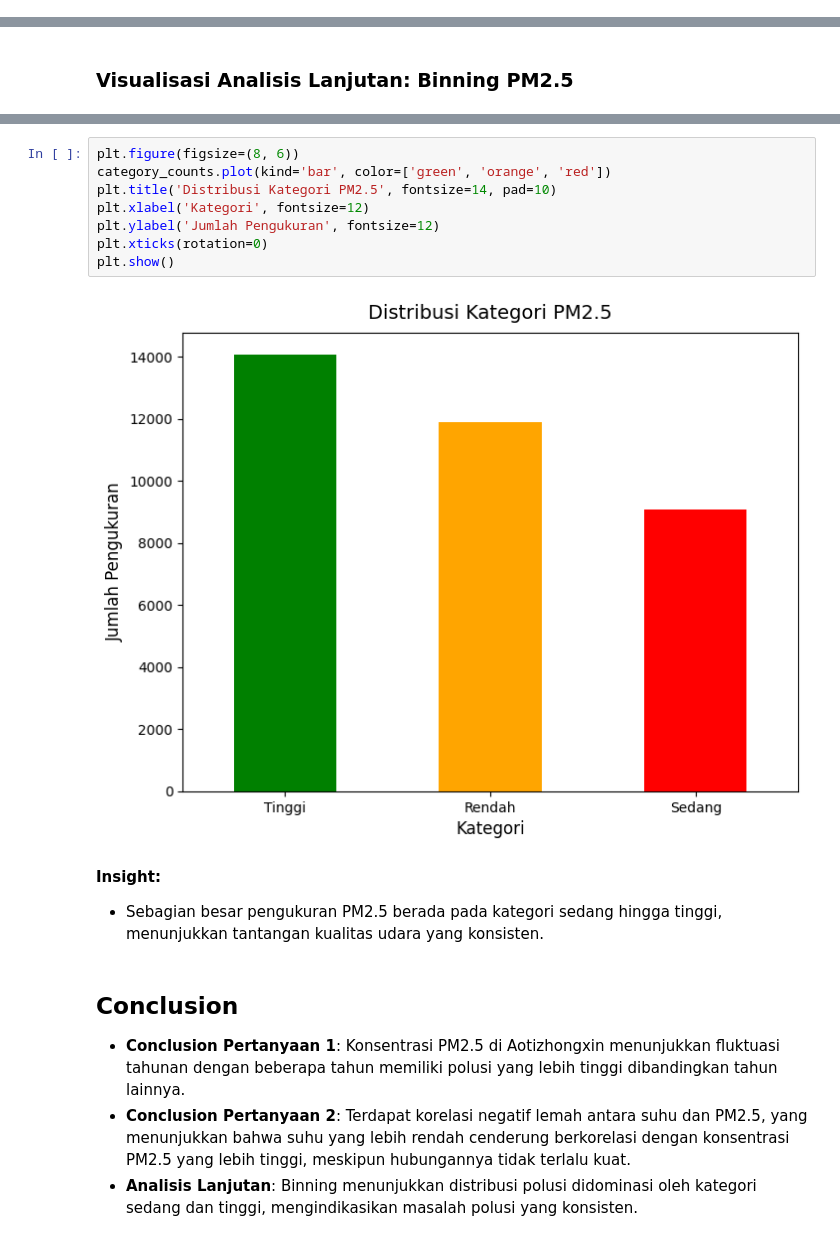
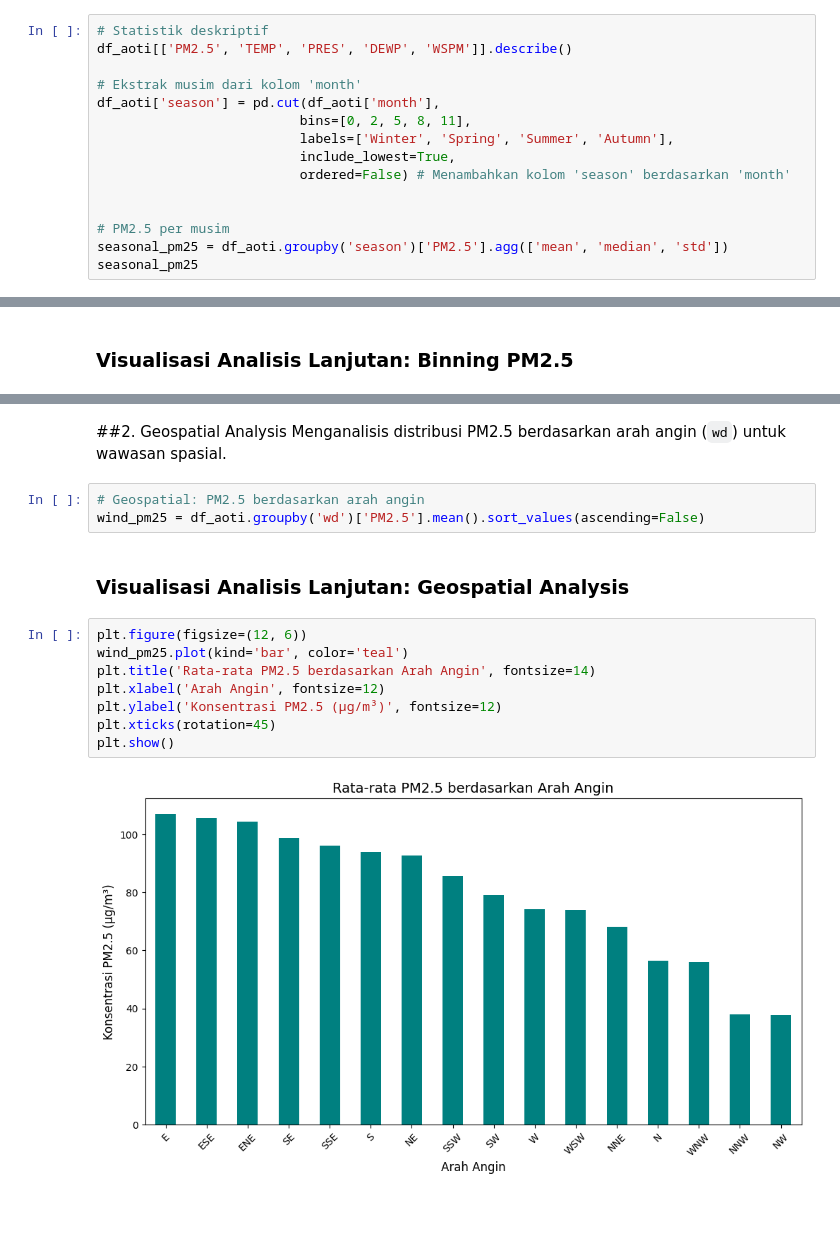
Before and after one commit to miezlearning/Coding-Camp-2025, a Jupyter notebook: Belajar Analisis Data dengan Python/Coding_Camp_Proyek_Analisis_Data.ipynb, the cells around one changed output, grey strips where cells are left out. Cells and saved outputs as stored; diff of their text form; blank space fills up the shorter version.

Commit message:
feat: 🧑‍🎓 update dashboard and README with new visualizations and analysis insights

```diff
--- a/Belajar Analisis Data dengan Python/Coding_Camp_Proyek_Analisis_Data.ipynb
+++ b/Belajar Analisis Data dengan Python/Coding_Camp_Proyek_Analisis_Data.ipynb
@@ -128,0 +115,15 @@ max      898.000000     40.500000
+# %%
+# Statistik deskriptif
+df_aoti[['PM2.5', 'TEMP', 'PRES', 'DEWP', 'WSPM']].describe()
+
+# Ekstrak musim dari kolom 'month'
+df_aoti['season'] = pd.cut(df_aoti['month'],
+                          bins=[0, 2, 5, 8, 11],
+                          labels=['Winter', 'Spring', 'Summer', 'Autumn'],
+                          include_lowest=True,
+                          ordered=False) # Menambahkan kolom 'season' berdasarkan 'month'
+
+
+# PM2.5 per musim
+seasonal_pm25 = df_aoti.groupby('season')['PM2.5'].agg(['mean', 'median', 'std'])
+seasonal_pm25
@@ -189,19 +247,18 @@ category_counts = df_aoti['PM25_Category'].value_counts()
+# %% [markdown]
+##2. Geospatial Analysis
+Menganalisis distribusi PM2.5 berdasarkan arah angin (`wd`) untuk wawasan spasial.
+# %%
+# Geospatial: PM2.5 berdasarkan arah angin
+wind_pm25 = df_aoti.groupby('wd')['PM2.5'].mean().sort_values(ascending=False)
+# %% [markdown]
+### Visualisasi Analisis Lanjutan: Geospatial Analysis
 # %%
-plt.figure(figsize=(8, 6))
-category_counts.plot(kind='bar', color=['green', 'orange', 'red'])
-plt.title('Distribusi Kategori PM2.5', fontsize=14, pad=10)
-plt.xlabel('Kategori', fontsize=12)
-plt.ylabel('Jumlah Pengukuran', fontsize=12)
-plt.xticks(rotation=0)
+plt.figure(figsize=(12, 6))
+wind_pm25.plot(kind='bar', color='teal')
+plt.title('Rata-rata PM2.5 berdasarkan Arah Angin', fontsize=14)
+plt.xlabel('Arah Angin', fontsize=12)
+plt.ylabel('Konsentrasi PM2.5 (μg/m³)', fontsize=12)
+plt.xticks(rotation=45)
 plt.show()
 # %% [output]
-[figure, old version]
+[figure, new version]
-# %% [markdown]
-**Insight:**
-- Sebagian besar pengukuran PM2.5 berada pada kategori sedang hingga tinggi, menunjukkan tantangan kualitas udara yang konsisten.
-# %% [markdown]
-## Conclusion
-
-- **Conclusion Pertanyaan 1**: Konsentrasi PM2.5 di Aotizhongxin menunjukkan fluktuasi tahunan dengan beberapa tahun memiliki polusi yang lebih tinggi dibandingkan tahun lainnya.
-- **Conclusion Pertanyaan 2**: Terdapat korelasi negatif lemah antara suhu dan PM2.5, yang menunjukkan bahwa suhu yang lebih rendah cenderung berkorelasi dengan konsentrasi PM2.5 yang lebih tinggi, meskipun hubungannya tidak terlalu kuat.
-- **Analisis Lanjutan**: Binning menunjukkan distribusi polusi didominasi oleh kategori sedang dan tinggi, mengindikasikan masalah polusi yang konsisten.
```
Also changed, not shown: parts of 23 cells of this notebook, 13 other files.
